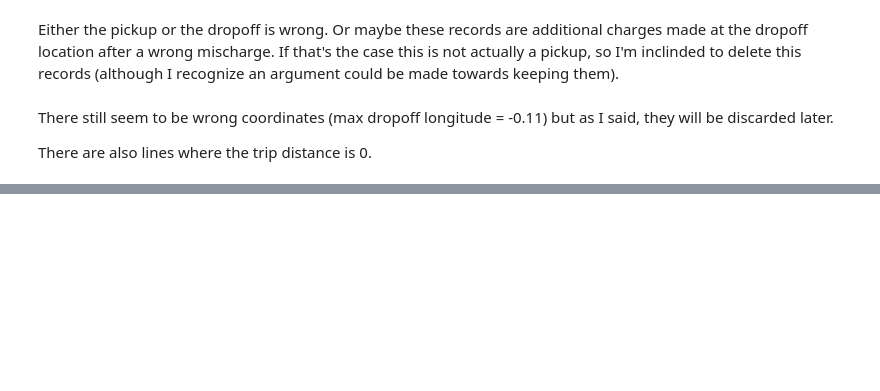
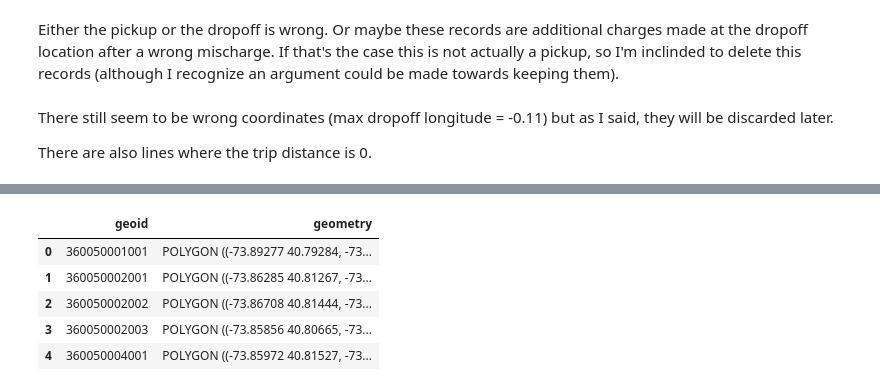
Before and after one commit to chachoab/carto_test, a Jupyter notebook: notebooks/nyc_exploration.ipynb, the cells around one changed output, grey strips where cells are left out. Saved outputs shown, nothing was run; the diff lists cells and outputs as text; code cells hidden in the pictures; blank space fills up the shorter version.

```diff
--- a/notebooks/nyc exploration.ipynb
+++ b/notebooks/nyc_exploration.ipynb
@@ -228,0 +238,10 @@ There is an estimate of 40M records, so I created a helper script (src/read_nyc_
+# %%
+geo = geopandas.read_file(r'..\data\raw\nyc_cbg_geoms.geojson')
+geo.head()
+# %% [output]
+|  | geoid | geometry |
+| 0 | 360050001001 | POLYGON ((-73.89277 40.79284, -73... |
+| 1 | 360050002001 | POLYGON ((-73.86285 40.81267, -73... |
+| 2 | 360050002002 | POLYGON ((-73.86708 40.81444, -73... |
+| 3 | 360050002003 | POLYGON ((-73.85856 40.80665, -73... |
+| 4 | 360050004001 | POLYGON ((-73.85972 40.81527, -73... |
```
Also changed, not shown: parts of 14 cells of this notebook, 6 other files.
